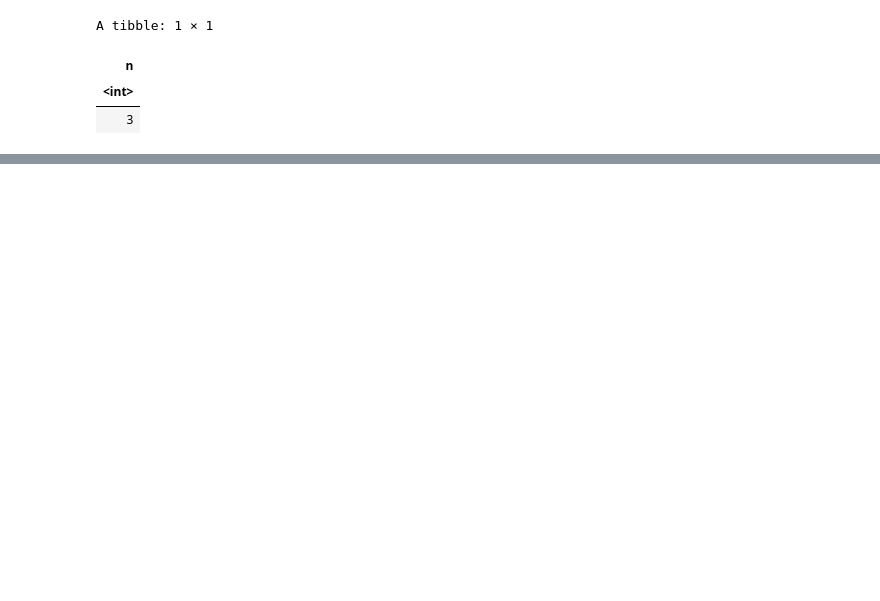
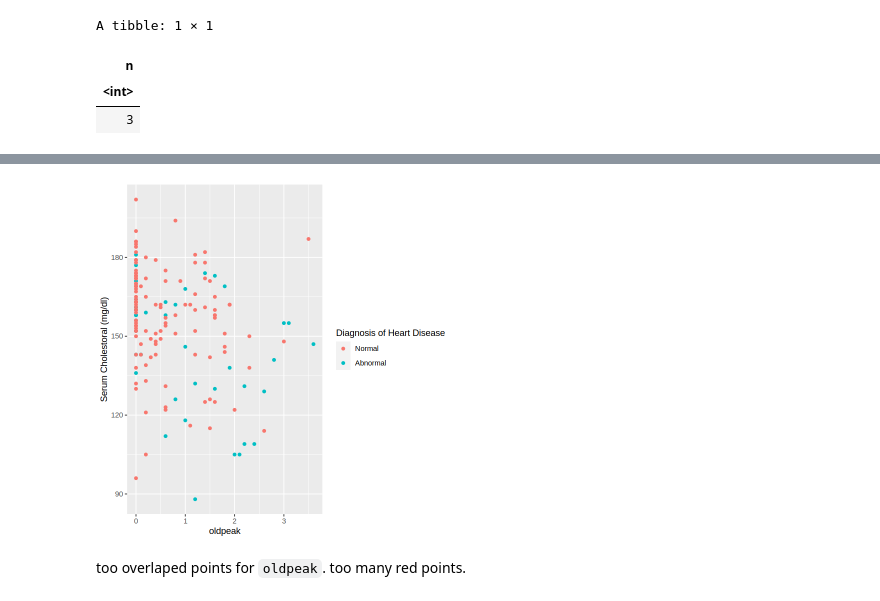
Before and after one commit to TimWei12/Group_25_project, a Jupyter notebook: Project proposal.ipynb, the cells around one changed output, grey strips where cells are left out. Cells and saved outputs as stored; diff of their text form; code cells hidden in the pictures; blank space fills up the shorter version.

```diff
--- a/Project proposal.ipynb
+++ b/Project proposal.ipynb
@@ -212,0 +276,12 @@ diagnosis_plot_1
+# %%
+diagnosis_plot_3 <- cleveland_train |>
+    mutate(num = as_factor(num)) |>
+    ggplot(aes(x=oldpeak, y=thalach, color=num)) +
+    geom_point() +
+    labs(x = "oldpeak", y = "Serum Cholestoral (mg/dl)", color = "Diagnosis of Heart Disease") +
+    scale_fill_distiller(palette="Spectral")
+diagnosis_plot_3
+# %% [output]
+[figure, added]
+# %% [markdown]
+too overlaped points for `oldpeak`. too many red points.
```
Also changed, not shown: parts of 11 cells of this notebook.
